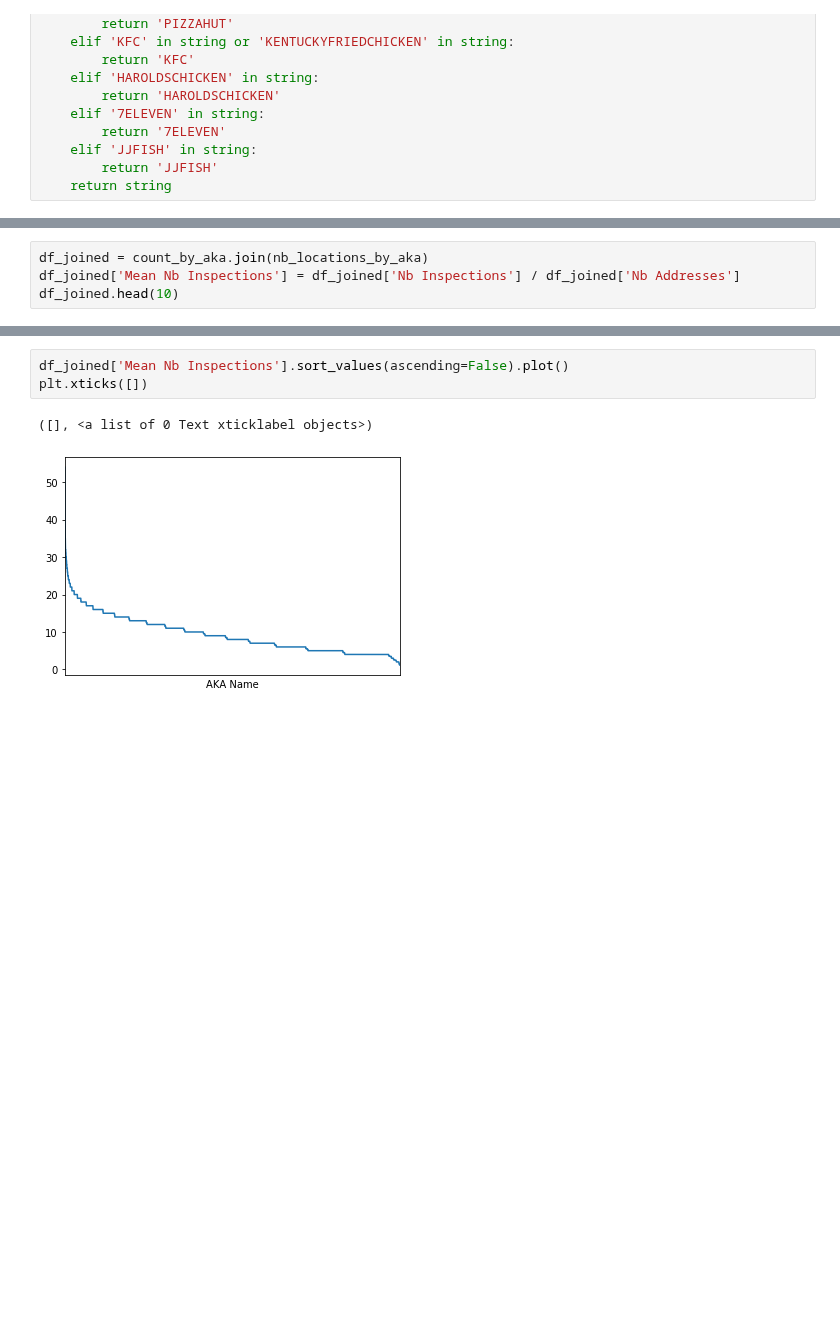
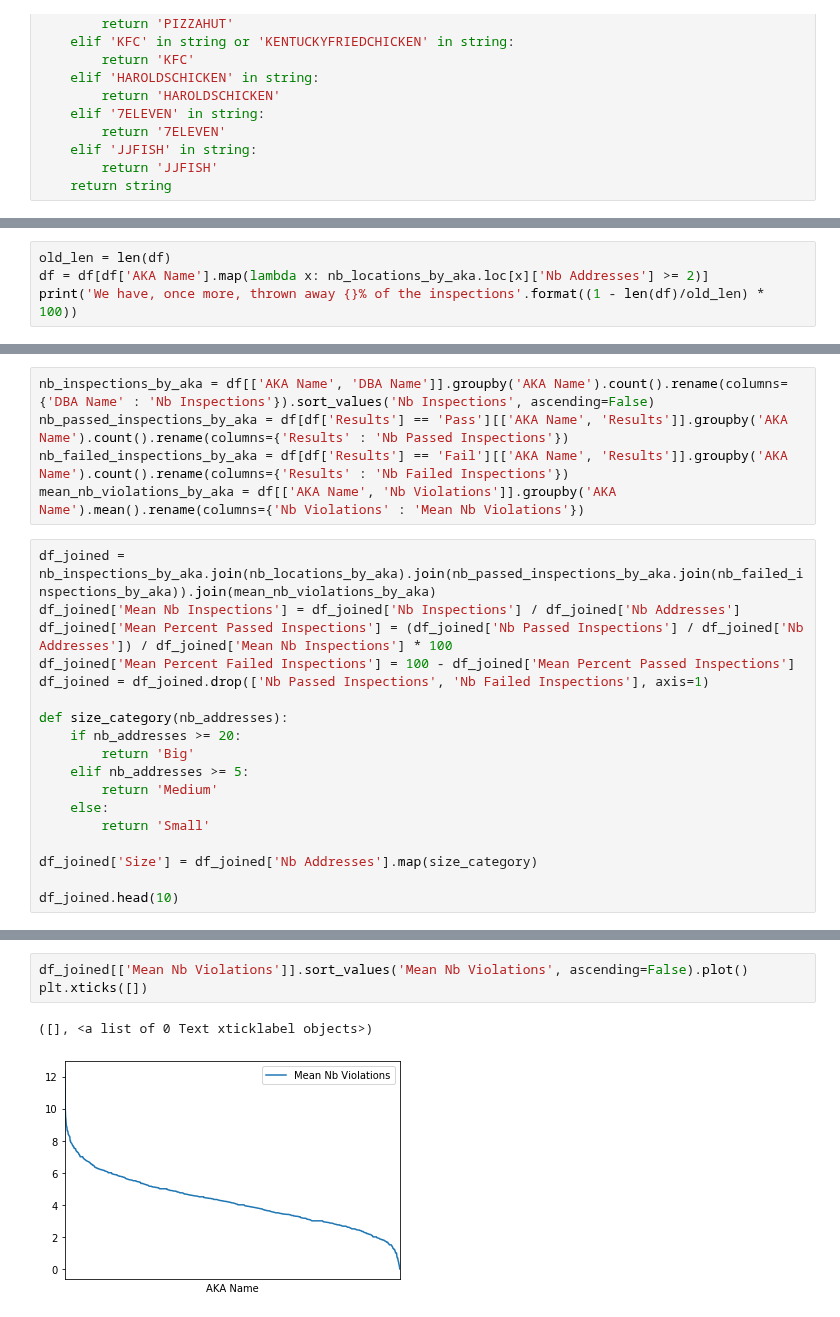
Before and after one commit to VodopaDev/CS401-Chicago-Crime-Analysis, a Jupyter notebook: aka.ipynb, the cells around one changed output, grey strips where cells are left out. Cells and saved outputs as stored; diff of their text form; blank space fills up the shorter version.

```diff
--- a/aka.ipynb
+++ b/aka.ipynb
@@ -67,0 +102,4 @@ count_by_aka = df_simplified[['DBA Name', 'AKA Name']].groupby('AKA Name').count
+# %%
+old_len = len(df)
+df = df[df['AKA Name'].map(lambda x: nb_locations_by_aka.loc[x]['Nb Addresses'] >= 2)]
+print('We have, once more, thrown away {}% of the inspections'.format((1 - len(df)/old_len) * 100))
@@ -67,0 +108,23 @@ count_by_aka = df_simplified[['DBA Name', 'AKA Name']].groupby('AKA Name').count
+# %%
+nb_inspections_by_aka = df[['AKA Name', 'DBA Name']].groupby('AKA Name').count().rename(columns={'DBA Name' : 'Nb Inspections'}).sort_values('Nb Inspections', ascending=False)
+nb_passed_inspections_by_aka = df[df['Results'] == 'Pass'][['AKA Name', 'Results']].groupby('AKA Name').count().rename(columns={'Results' : 'Nb Passed Inspections'})
+nb_failed_inspections_by_aka = df[df['Results'] == 'Fail'][['AKA Name', 'Results']].groupby('AKA Name').count().rename(columns={'Results' : 'Nb Failed Inspections'})
+mean_nb_violations_by_aka = df[['AKA Name', 'Nb Violations']].groupby('AKA Name').mean().rename(columns={'Nb Violations' : 'Mean Nb Violations'})
+# %%
+df_joined = nb_inspections_by_aka.join(nb_locations_by_aka).join(nb_passed_inspections_by_aka.join(nb_failed_inspections_by_aka)).join(mean_nb_violations_by_aka)
+df_joined['Mean Nb Inspections'] = df_joined['Nb Inspections'] / df_joined['Nb Addresses']
+df_joined['Mean Percent Passed Inspections'] = (df_joined['Nb Passed Inspections'] / df_joined['Nb Addresses']) / df_joined['Mean Nb Inspections'] * 100
+df_joined['Mean Percent Failed Inspections'] = 100 - df_joined['Mean Percent Passed Inspections']
+df_joined = df_joined.drop(['Nb Passed Inspections', 'Nb Failed Inspections'], axis=1)
+
+def size_category(nb_addresses):
+    if nb_addresses >= 20:
+        return 'Big'
+    elif nb_addresses >= 5:
+        return 'Medium'
+    else:
+        return 'Small'
+
+df_joined['Size'] = df_joined['Nb Addresses'].map(size_category)
+
+df_joined.head(10)
@@ -100,4 +213,0 @@ nb_locations_by_aka.head()
-# %%
-df_joined = count_by_aka.join(nb_locations_by_aka)
-df_joined['Mean Nb Inspections'] = df_joined['Nb Inspections'] / df_joined['Nb Addresses']
-df_joined.head(10)
@@ -132,6 +322,6 @@ df_joined.sort_values('Mean Nb Inspections', ascending=False).head(10)
 # %%
-df_joined['Mean Nb Inspections'].sort_values(ascending=False).plot()
+df_joined[['Mean Nb Violations']].sort_values('Mean Nb Violations', ascending=False).plot()
 plt.xticks([])
 # %% [output]
 ([], <a list of 0 Text xticklabel objects>)
-[figure, old version]
+[figure, new version]
```
Also changed, not shown: parts of 36 cells of this notebook.
